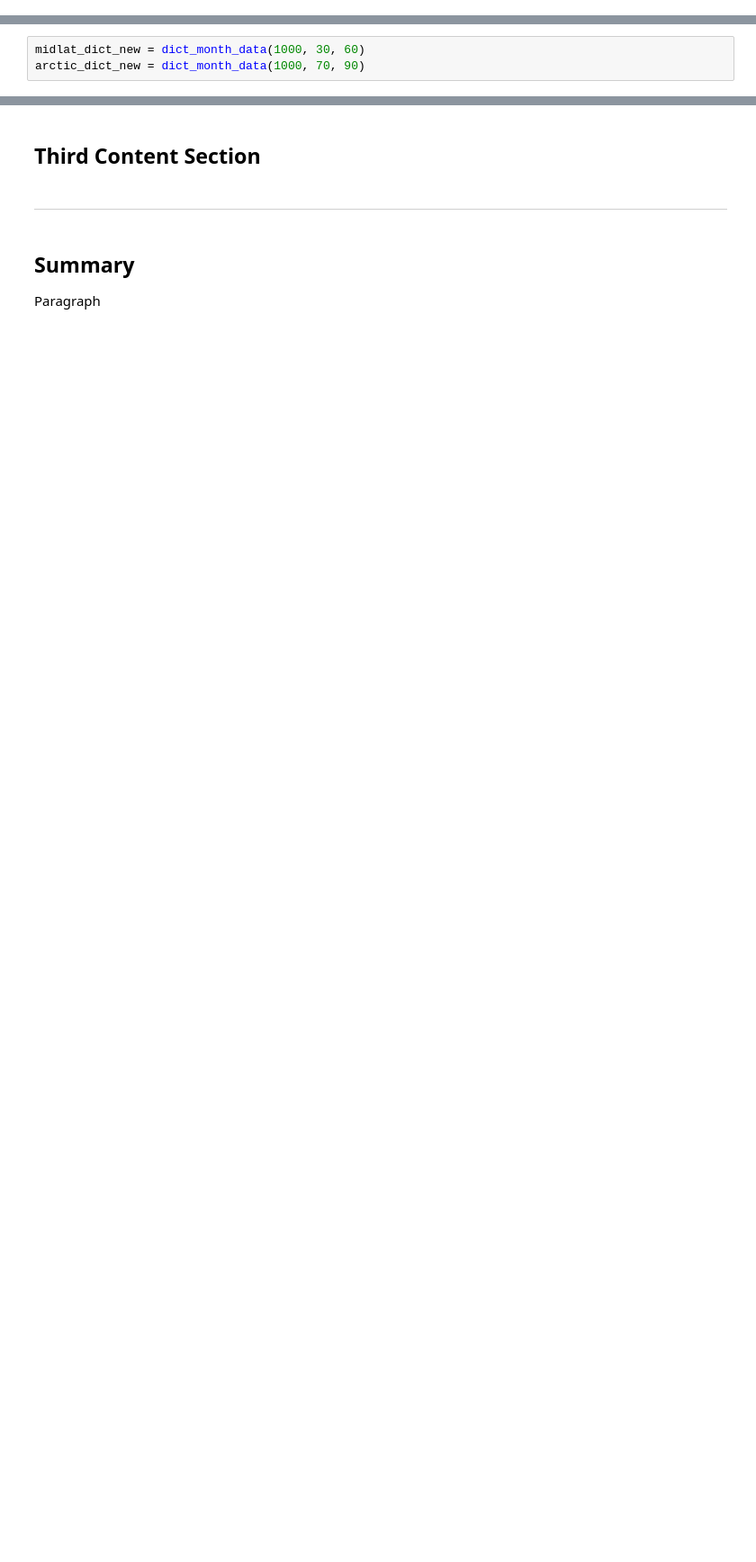
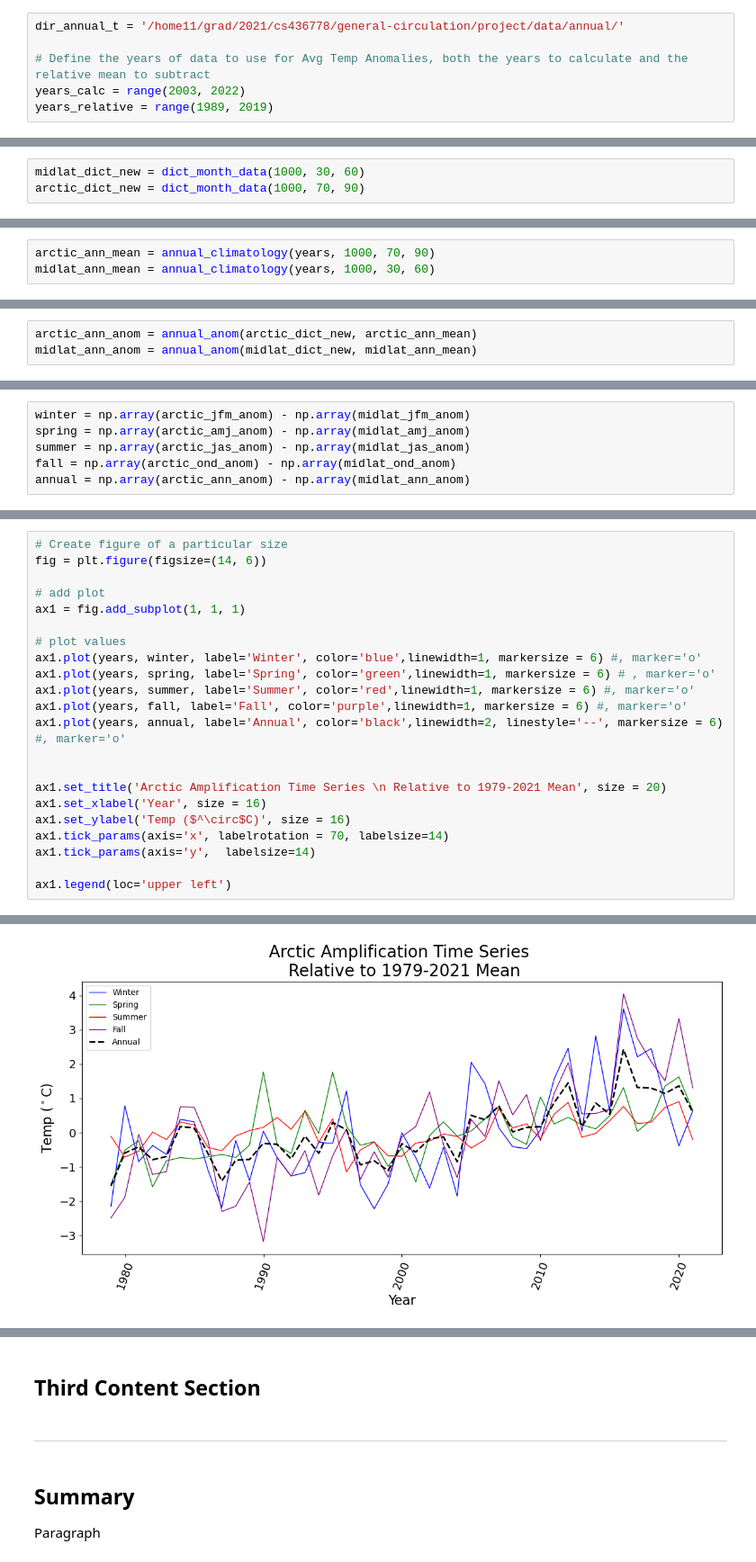
Before and after one commit to cgsutter/ATM622-General-Circulation, a Jupyter notebook: AA_NYSM.ipynb, the cells around one changed output, grey strips where cells are left out. Shown: that part at 90% size. Saved outputs shown, nothing was run; the diff lists cells and outputs as text; blank space fills up the shorter version.

```diff
--- a/AA_NYSM.ipynb
+++ b/AA_NYSM.ipynb
@@ -102,0 +144,6 @@ Recreate figures 1A and 2A from **Francis & Vavrus 2015**. Citation and link to
+# %%
+dir_annual_t = '/home11/grad/2021/cs436778/general-circulation/project/data/annual/'
+
+# Define the years of data to use for Avg Temp Anomalies, both the years to calculate and the relative mean to subtract
+years_calc = range(2003, 2022)
+years_relative = range(1989, 2019)
@@ -345,0 +470,3 @@ Plot 1: Annual-mean anomalies in air temperature for 40–80°N (recreating figu
+# %%
+arctic_ann_mean = annual_climatology(years, 1000, 70, 90)
+midlat_ann_mean = annual_climatology(years, 1000, 30, 60)
@@ -345,0 +475,3 @@ Plot 1: Annual-mean anomalies in air temperature for 40–80°N (recreating figu
+# %%
+arctic_ann_anom = annual_anom(arctic_dict_new, arctic_ann_mean)
+midlat_ann_anom = annual_anom(midlat_dict_new, midlat_ann_mean)
@@ -345,0 +480,6 @@ Plot 1: Annual-mean anomalies in air temperature for 40–80°N (recreating figu
+# %%
+winter = np.array(arctic_jfm_anom) - np.array(midlat_jfm_anom)
+spring = np.array(arctic_amj_anom) - np.array(midlat_amj_anom)
+summer = np.array(arctic_jas_anom) - np.array(midlat_jas_anom)
+fall = np.array(arctic_ond_anom) - np.array(midlat_ond_anom)
+annual = np.array(arctic_ann_anom) - np.array(midlat_ann_anom)
@@ -345,0 +488,23 @@ Plot 1: Annual-mean anomalies in air temperature for 40–80°N (recreating figu
+# %%
+# Create figure of a particular size
+fig = plt.figure(figsize=(14, 6))
+
+# add plot
+ax1 = fig.add_subplot(1, 1, 1)
+
+# plot values
+ax1.plot(years, winter, label='Winter', color='blue',linewidth=1, markersize = 6) #, marker='o'
+ax1.plot(years, spring, label='Spring', color='green',linewidth=1, markersize = 6) # , marker='o'
+ax1.plot(years, summer, label='Summer', color='red',linewidth=1, markersize = 6) #, marker='o'
+ax1.plot(years, fall, label='Fall', color='purple',linewidth=1, markersize = 6) #, marker='o'
+ax1.plot(years, annual, label='Annual', color='black',linewidth=2, linestyle='--', markersize = 6) #, marker='o'
+
+
+ax1.set_title('Arctic Amplification Time Series \n Relative to 1979-2021 Mean', size = 20)
+ax1.set_xlabel('Year', size = 16)
+ax1.set_ylabel('Temp ($^\circ$C)', size = 16)
+ax1.tick_params(axis='x', labelrotation = 70, labelsize=14)
+ax1.tick_params(axis='y',  labelsize=14)
+
+ax1.legend(loc='upper left')
+# %% [output]
@@ -345,0 +512 @@ Plot 1: Annual-mean anomalies in air temperature for 40–80°N (recreating figu
+[figure, added]
```
Also changed, not shown: parts of 49 cells of this notebook.
